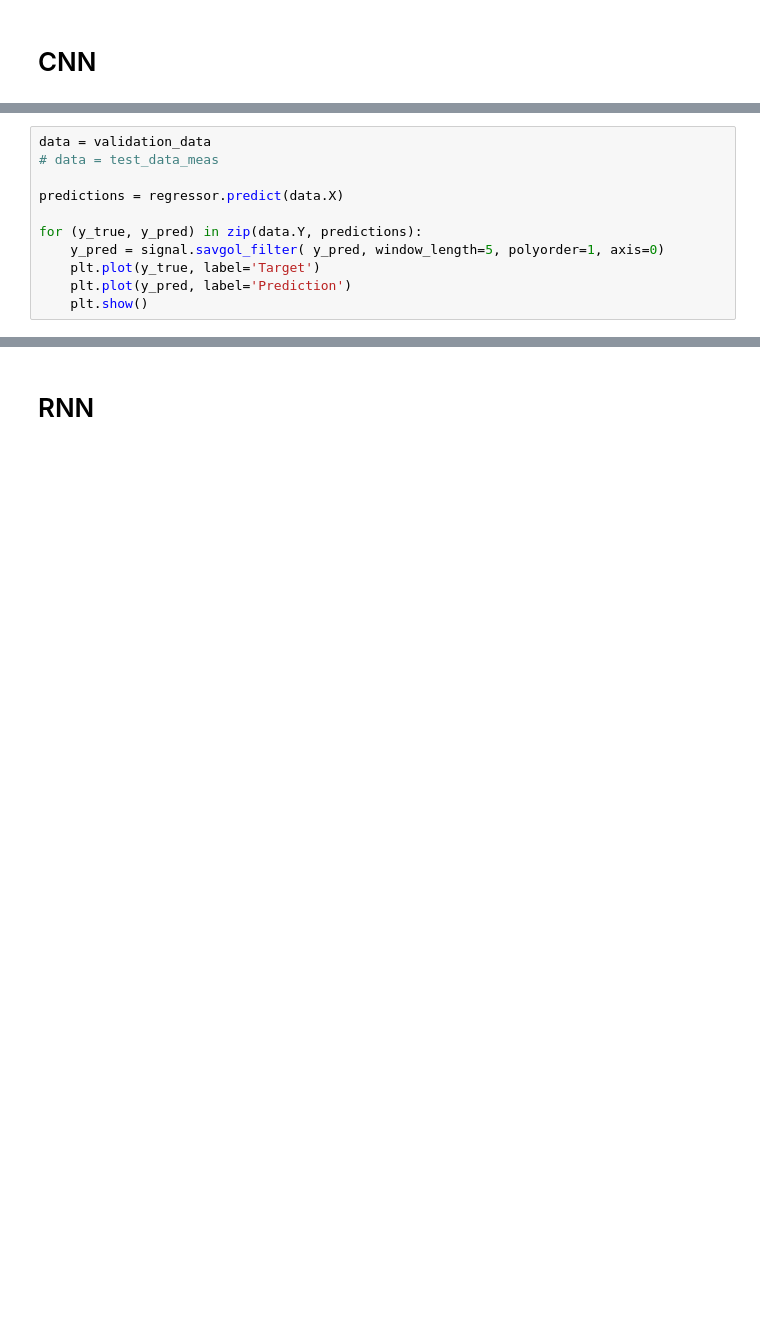
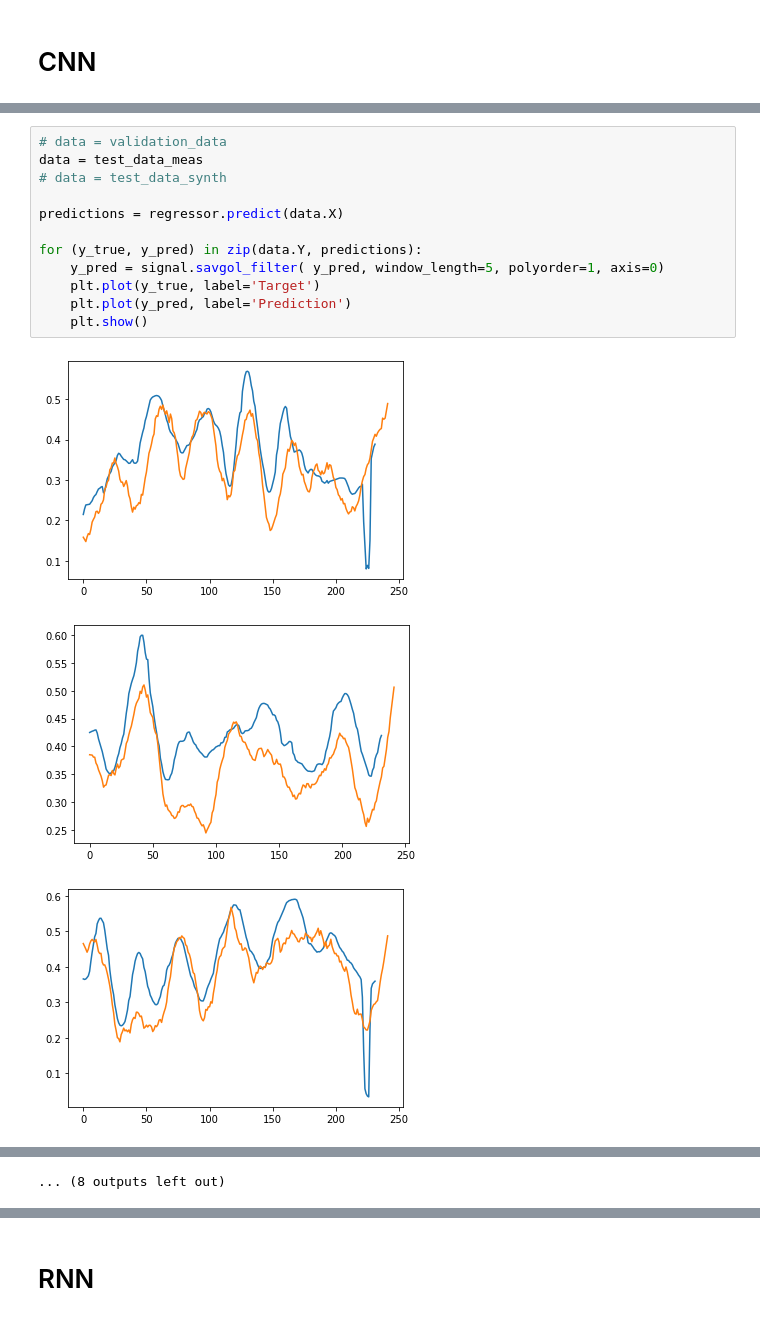
Before and after one commit to negargolestani/kinect_motion_tracking, a Jupyter notebook: regression_nn.ipynb, the cells around one changed output, grey strips where cells are left out. Drawn from its saved outputs; the diff is of its cells as text; blank space fills up the shorter version.

```diff
--- a/regression_nn.ipynb
+++ b/regression_nn.ipynb
@@ -137,11 +130,16 @@ Epoch 200/200
 # %%
-data = validation_data
-# data = test_data_meas
+# data = validation_data
+data = test_data_meas
+# data = test_data_synth
 
 predictions = regressor.predict(data.X)
 
 for (y_true, y_pred) in zip(data.Y, predictions):
     y_pred = signal.savgol_filter( y_pred, window_length=5, polyorder=1, axis=0)
     plt.plot(y_true, label='Target')
     plt.plot(y_pred, label='Prediction')
     plt.show()
+# %% [output]
+[figure, added]
+[figure, added]
+[figure, added]
@@ -147,0 +155 @@ for (y_true, y_pred) in zip(data.Y, predictions):
+... (8 outputs left out)
```
Also changed, not shown: parts of 20 cells of this notebook, 7 other files.
